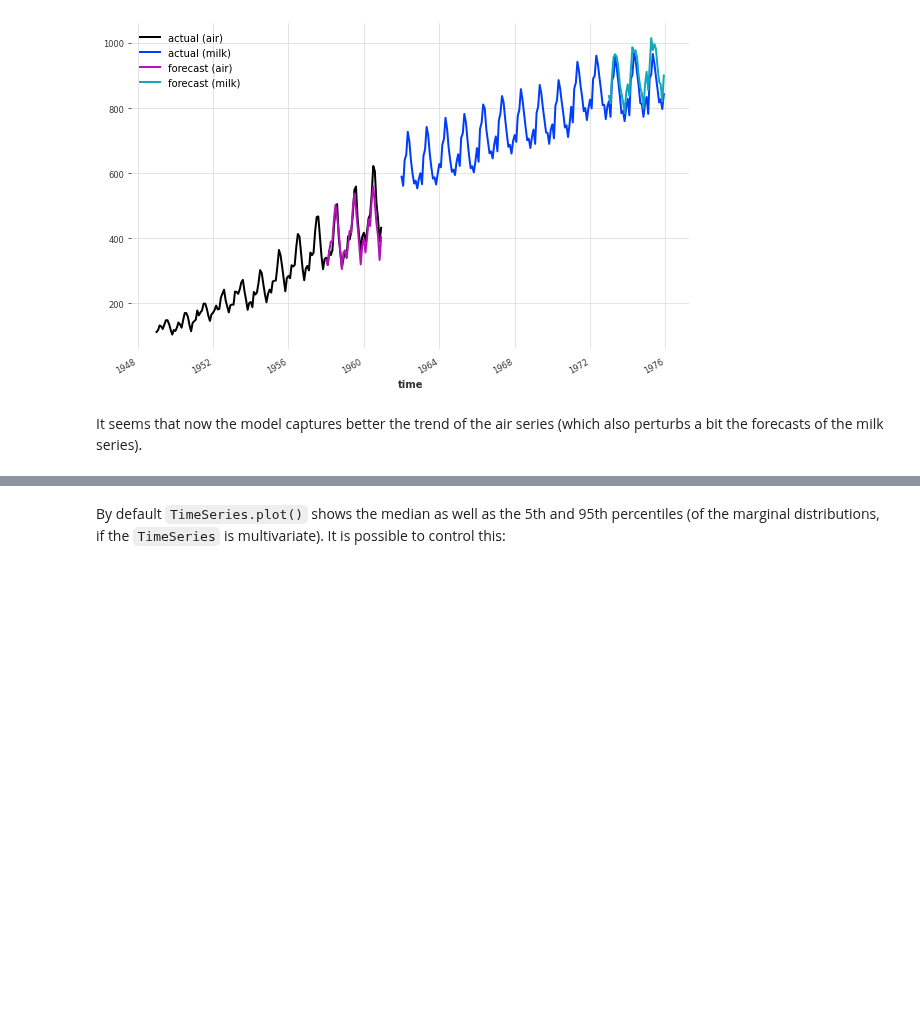
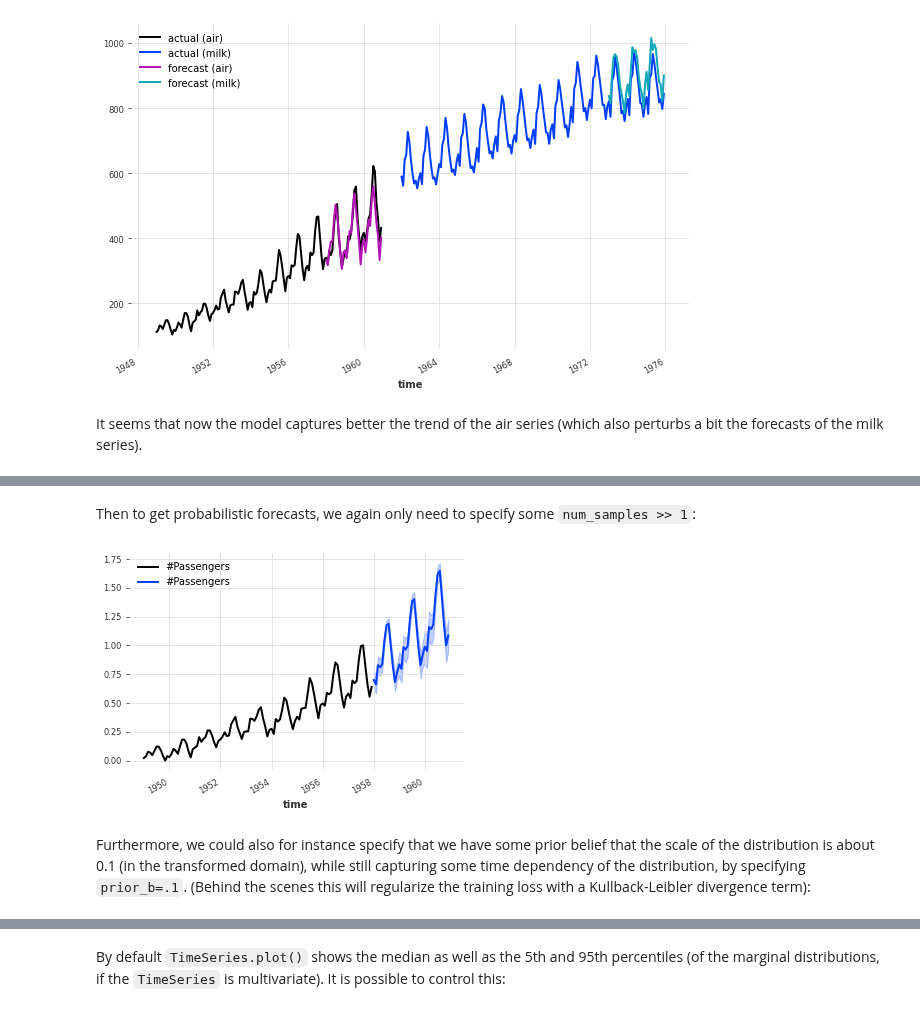
Before and after one commit to unit8co/darts, a Jupyter notebook: examples/00-quickstart.ipynb, the cells around one changed output, grey strips where cells are left out. Saved outputs shown, nothing was run; the diff lists cells and outputs as text; code cells hidden in the pictures; blank space fills up the shorter version.

Commit message:
Add probabilistic forecasting to quickstart

```diff
--- a/examples/00-quickstart.ipynb
+++ b/examples/00-quickstart.ipynb
@@ -580,0 +591,10 @@ plt.show()
+# %%
+from darts.models import TCNModel
+from darts.utils.likelihood_models import LaplaceLikelihood
+
+model = TCNModel(input_chunk_length=24,
+                 output_chunk_length=12,
+                 random_state=42,
+                 likelihood=LaplaceLikelihood())
+
+model.fit(train_air_scaled, epochs=400, verbose=True)
@@ -580,0 +612,12 @@ plt.show()
+# %% [markdown]
+Then to get probabilistic forecasts, we again only need to specify some `num_samples >> 1`:
+# %%
+pred = model.predict(n=36, num_samples=500)
+
+train_air_scaled.plot()
+pred.plot()
+# %% [output]
+[figure, added]
+# %% [markdown]
+Furthermore, we could also for instance specify that we have some prior belief that the scale of the distribution is about 0.1 (in the transformed domain), while still capturing some time dependency of the distribution, by specifying `prior_b=.1`.
+(Behind the scenes this will regularize the training loss with a Kullback-Leibler divergence term):
```
Also changed, not shown: parts of 11 cells of this notebook.
